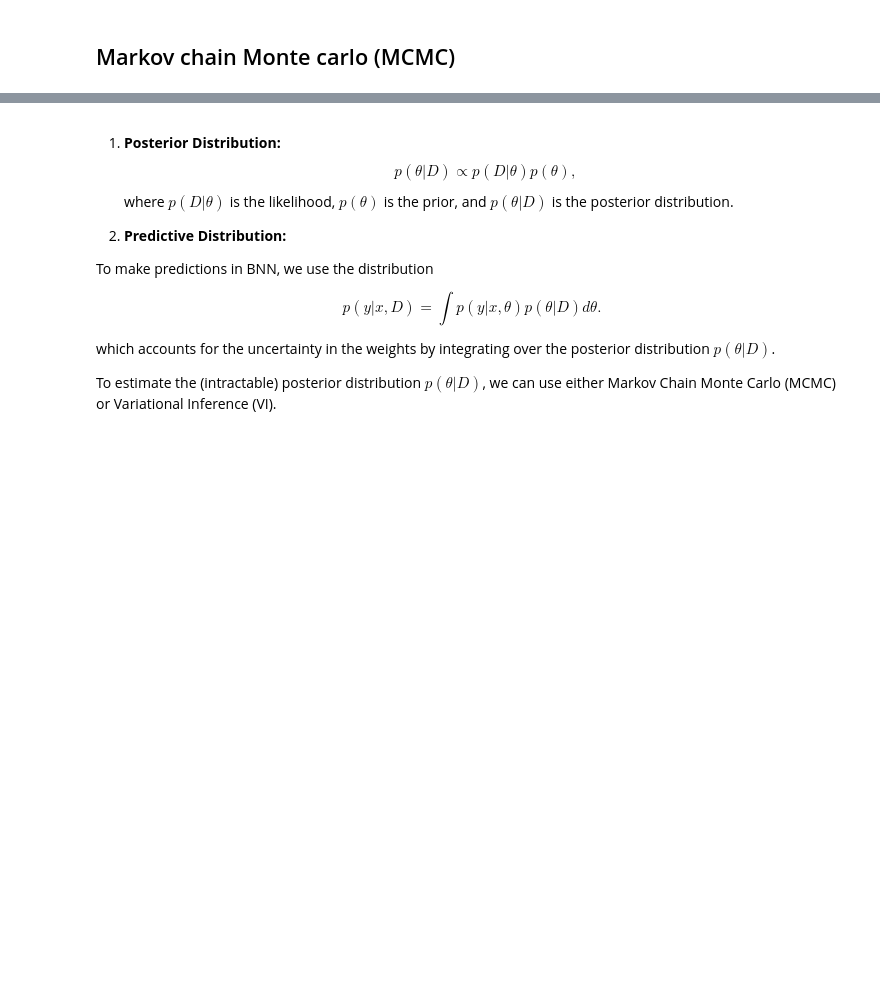
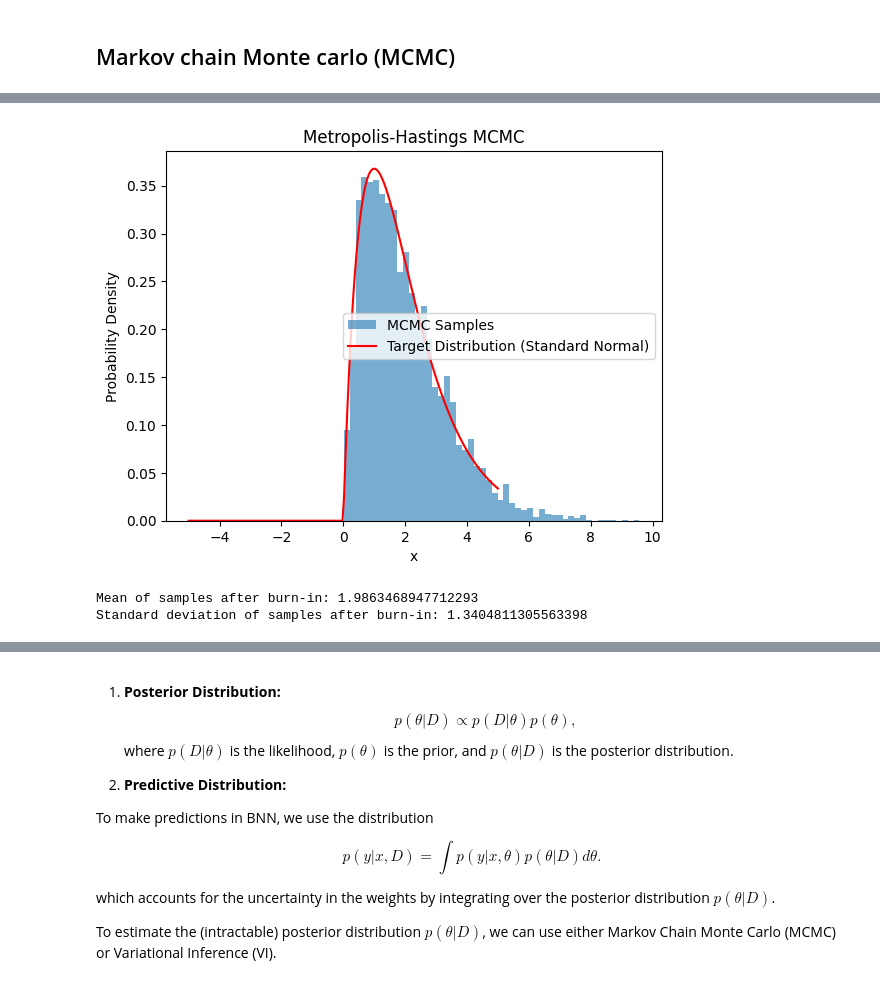
Before and after one commit to 44REAM/data-science-lectures, a Jupyter notebook: machine_learning/probabilistic_inference/prob_infer.ipynb, the cells around one changed output, grey strips where cells are left out. Cells and saved outputs as stored; diff of their text form; code cells hidden in the pictures; blank space fills up the shorter version.

```diff
--- a/machine_learning/probabilistic_inference/prob_infer.ipynb
+++ b/machine_learning/probabilistic_inference/prob_infer.ipynb
@@ -389,0 +426,74 @@ Algorithm:
+# %%
+import numpy as np
+import matplotlib.pyplot as plt
+from scipy.stats import norm  # For the target distribution (Gaussian)
+from scipy.stats import gamma
+
+def metropolis_hastings(target_pdf, proposal_pdf, proposal_sample, initial_sample, num_samples):
+
+
+    samples = np.zeros(num_samples)
+    current_sample = initial_sample
+    samples[0] = current_sample
+
+    for i in range(1, num_samples):
+        # 1. Propose a new sample from the proposal distribution
+        proposed_sample = proposal_sample(current_sample)
+
+        # 2. Calculate the acceptance probability (A)
+        acceptance_ratio = target_pdf(proposed_sample) / target_pdf(current_sample) * \
+                           proposal_pdf(current_sample - proposed_sample) / proposal_pdf(proposed_sample - current_sample)  # Note the order in proposal pdf
+        A = min(1, acceptance_ratio)  # Acceptance probability
+
+        # 3. Accept or reject the proposed sample
+        if np.random.rand() < A:  # Generate a random number between 0 and 1
+            current_sample = proposed_sample # Accept
+        # else: current_sample = current_sample # reject, which we dont need since we already assign current_sample to samples[i]
+
+        samples[i] = current_sample # either accept or reject, current_sample is assigned to samples[i]
+
+    return samples
+
+
+# Example usage:
+# Target distribution: Standard normal (mean=0, std_dev=1)
+target_pdf = lambda x: gamma.pdf(x, a=2.0, scale=1.0) * (x >= 0)
+
+# Proposal distribution: Normal centered at the current sample (adjust std_dev for tuning)
+proposal_std_dev = 1.0  # Tune this!
+proposal_pdf = lambda x: norm.pdf(x, loc=0, scale=proposal_std_dev)  # Center at 0 for simplicity in this example
+proposal_sample = lambda x: np.random.normal(loc=x, scale=proposal_std_dev) # Center at current sample x
+
+# Initial sample
+initial_sample = 0.0
+
+# Number of samples
+num_samples = 10000
+
+# Run the MCMC sampler
+samples = metropolis_hastings(target_pdf, proposal_pdf, proposal_sample, initial_sample, num_samples)
+
+# Burn-in period (discard the initial samples as they might not be from the target distribution)
+burn_in = 1000
+samples_after_burnin = samples[burn_in:]
+
+# Plot the results
+plt.hist(samples_after_burnin, bins=50, density=True, alpha=0.6, label="MCMC Samples")
+
+# Plot the target distribution for comparison
+x_values = np.linspace(-5, 5, 200)
+plt.plot(x_values, target_pdf(x_values), 'r-', label="Target Distribution (Standard Normal)")
+
+plt.legend()
+plt.title("Metropolis-Hastings MCMC")
+plt.xlabel("x")
+plt.ylabel("Probability Density")
+plt.show()
+
+# Print some statistics
+print(f"Mean of samples after burn-in: {np.mean(samples_after_burnin)}")
+print(f"Standard deviation of samples after burn-in: {np.std(samples_after_burnin)}")
+# %% [output]
+[figure, added]
+Mean of samples after burn-in: 1.9863468947712293
+Standard deviation of samples after burn-in: 1.3404811305563398
```
Also changed, not shown: parts of 30 cells of this notebook, 1 other file.
